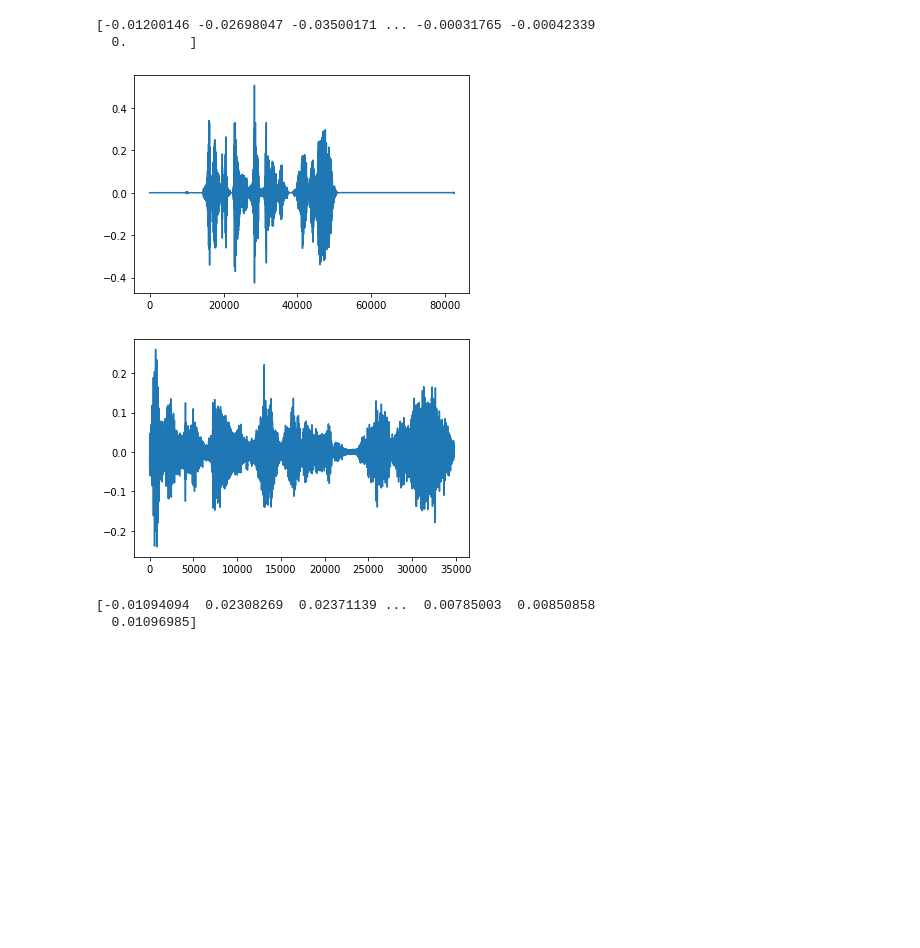
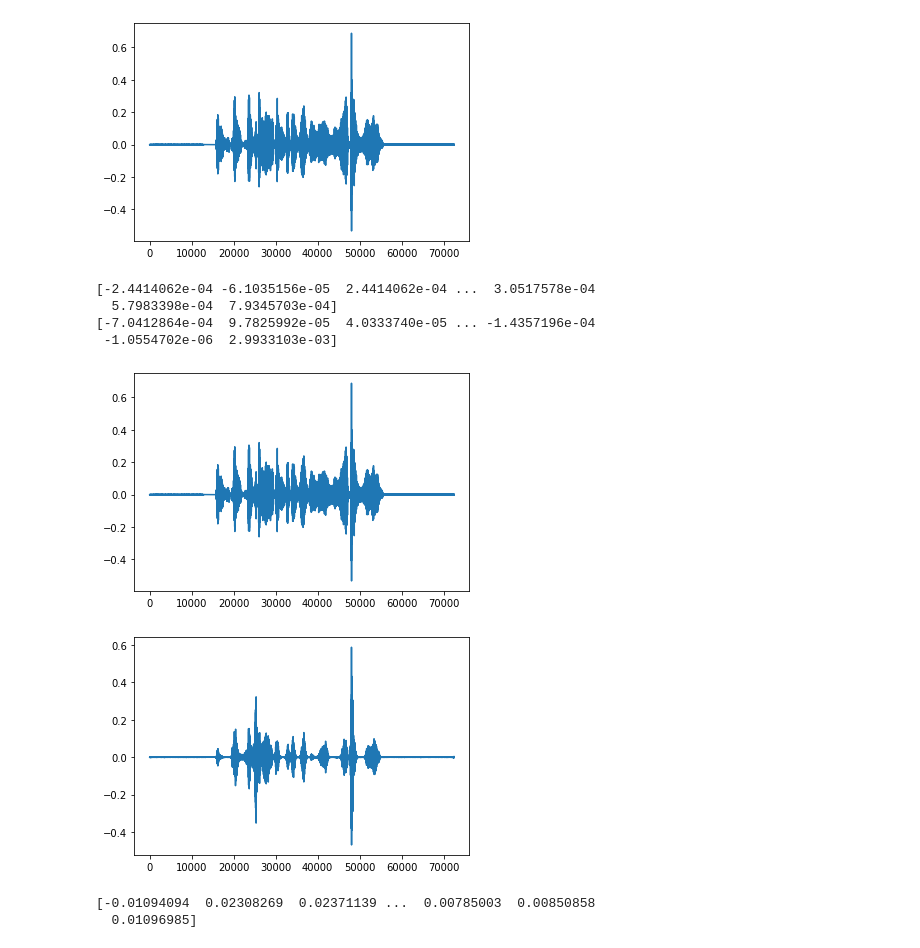
Before and after one commit to gusalsdmlwlq/Study, a Jupyter notebook: stft_.ipynb, the cells around one changed output. Drawn from its saved outputs; the diff is of its cells as text; code cells hidden in the pictures; blank space fills up the shorter version.

```diff
--- a/stft_.ipynb
+++ b/stft_.ipynb
@@ -56,14 +56,20 @@ data = glob.glob("data/speech/train/train_data/*.wav")
 from scipy.io.wavfile import write
 import numpy as np
 import librosa
+import noisereduce
 
 def test(i):
     path = data[i]
     sig, sr = librosa.load(path, sr = 16000)
-    y = librosa.effects.trim(y=sig,top_db=10)[0]
-    noise = np.random.normal(scale=0.003, size = len(y)).astype(np.float32)
-    y = y+noise
-    y = librosa.effects.pitch_shift(y, sr, np.random.normal())
+#     y = librosa.effects.trim(y=sig,top_db=10)[0]
+    noise = np.random.normal(scale=0.01, size = len(sig)).astype(np.float32)
+    y = sig
+    librosa.output.write_wav("{}_test2.wav".format(path.split(".")[0]), y, sr)
+    plt.plot(y)
+    plt.show()
+    print(y)
+    y = noisereduce.reduce_noise(y,y[:],n_fft=512,win_length=512,hop_length=128)*3
+#     y = librosa.effects.pitch_shift(y, sr, np.random.normal())
     print(y)
     librosa.output.write_wav("{}_test.wav".format(path.split(".")[0]), y, sr)
 
@@ -72,12 +78,15 @@ def test(i):
     plt.plot(y)
     plt.show()
 # %%
-sig = test(0)
+sig = test(5)
 # %% [output]
+[figure, new version]
-[-0.01200146 -0.02698047 -0.03500171 ... -0.00031765 -0.00042339
-  0.        ]
+[-2.4414062e-04 -6.1035156e-05  2.4414062e-04 ...  3.0517578e-04
+  5.7983398e-04  7.9345703e-04]
+[-7.0412864e-04  9.7825992e-05  4.0333740e-05 ... -1.4357196e-04
+ -1.0554702e-06  2.9933103e-03]
-[figure, old version]
-[figure, old version]
+[figure, new version]
+[figure, added]
 # %%
 test(13)
 # %% [output]
```
Also changed, not shown: 2 other files.
